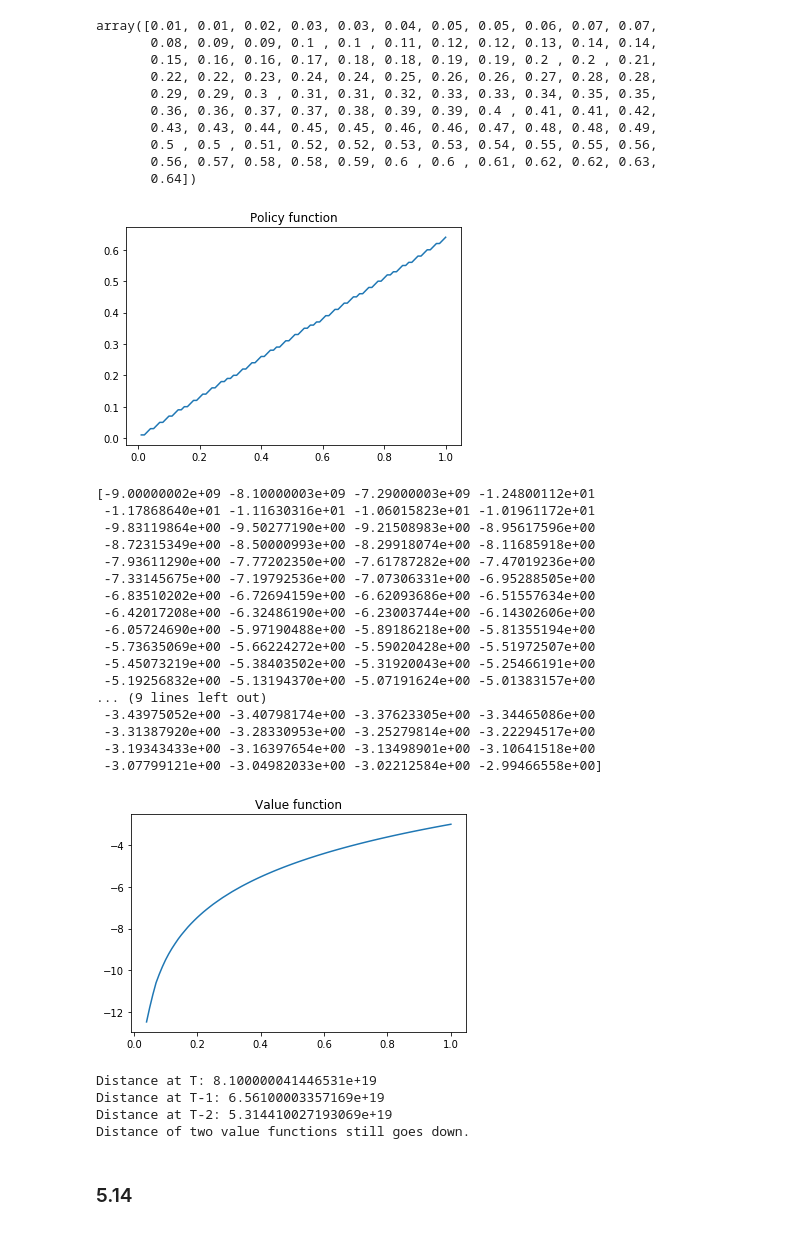
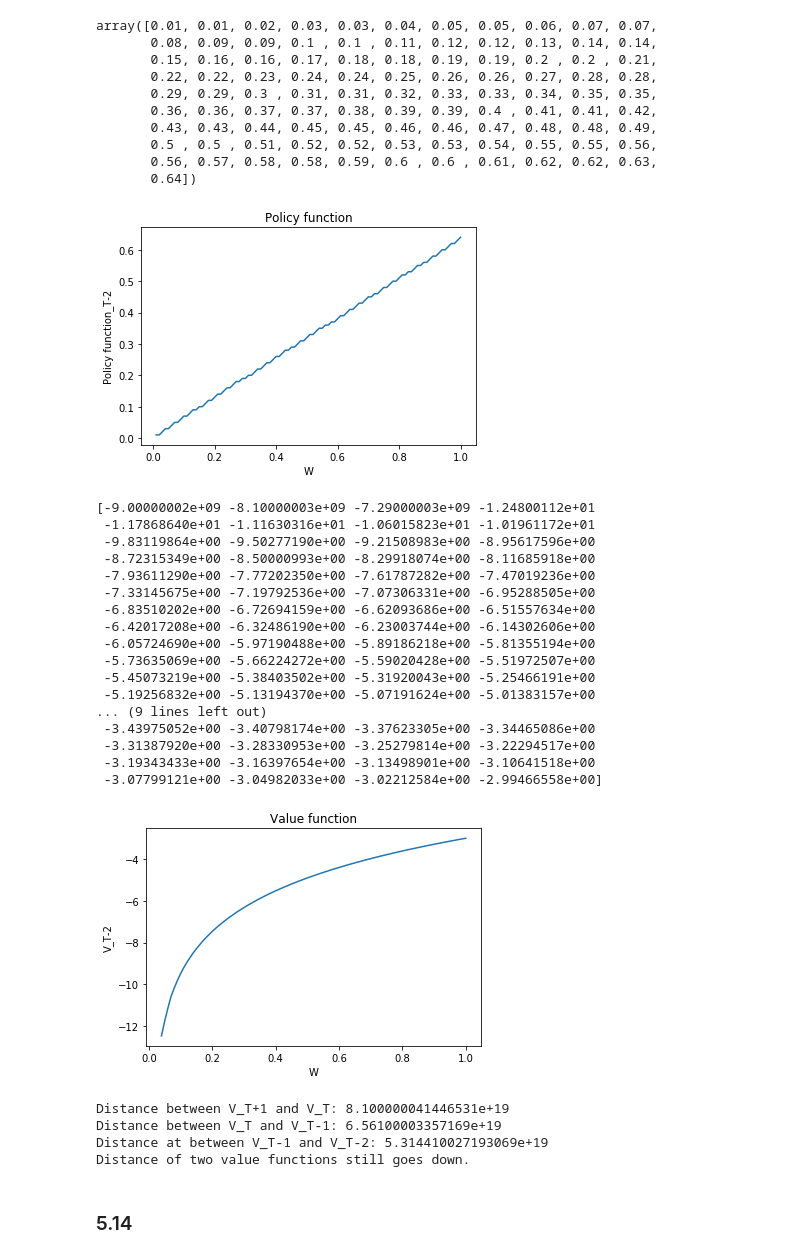
Before and after one commit to timqzhang/persp-model-econ_w20, a Jupyter notebook: ProblemSets/PS3/per_hw3.ipynb, the cells around one changed output. Drawn from its saved outputs; the diff is of its cells as text; code cells hidden in the pictures.

```diff
--- a/ProblemSets/PS3/per_hw3.ipynb
+++ b/ProblemSets/PS3/per_hw3.ipynb
@@ -388,9 +396,11 @@ array([0.01, 0.01, 0.02, 0.03, 0.03, 0.04, 0.05, 0.05, 0.06, 0.07, 0.07,
 # %%
 plt.plot(W,W[ind_t_2])
 plt.title("Policy function")
+plt.xlabel('W')
+plt.ylabel('Policy function_T-2')
 plt.show()
 # %% [output]
-[figure, old version]
+[figure, new version]
 # %%
 # To save space, print row vector instead of column vector.
 # When drawing the functions, to make the figure more beautiful, drop the first three plots.
@@ -398,6 +408,8 @@ plt.show()
 print(v_t_2_max)
 plt.plot(W[3:],v_t_2_max[3:])
 plt.title("Value function")
+plt.xlabel('W')
+plt.ylabel('V_T-2')
 plt.show()
 # %% [output]
 [-9.00000002e+09 -8.10000003e+09 -7.29000003e+09 -1.24800112e+01
@@ -417,16 +429,16 @@ plt.show()
  -3.31387920e+00 -3.28330953e+00 -3.25279814e+00 -3.22294517e+00
  -3.19343433e+00 -3.16397654e+00 -3.13498901e+00 -3.10641518e+00
  -3.07799121e+00 -3.04982033e+00 -3.02212584e+00 -2.99466558e+00]
-[figure, old version]
+[figure, new version]
 # %%
-print("Distance at T:",d_t)
-print("Distance at T-1:",d_t_1)
-print("Distance at T-2:",distance(v_t_1,v_t_2_max))
+print("Distance between V_T+1 and V_T:",d_t)
+print("Distance between V_T and V_T-1:",d_t_1)
+print("Distance at between V_T-1 and V_T-2:",distance(v_t_1,v_t_2_max))
 print("Distance of two value functions still goes down.")
 # %% [output]
-Distance at T: 8.100000041446531e+19
-Distance at T-1: 6.56100003357169e+19
-Distance at T-2: 5.314410027193069e+19
+Distance between V_T+1 and V_T: 8.100000041446531e+19
+Distance between V_T and V_T-1: 6.56100003357169e+19
+Distance at between V_T-1 and V_T-2: 5.314410027193069e+19
 Distance of two value functions still goes down.
 # %% [markdown]
 ### 5.14
```
Also changed, not shown: parts of 13 cells of this notebook.
